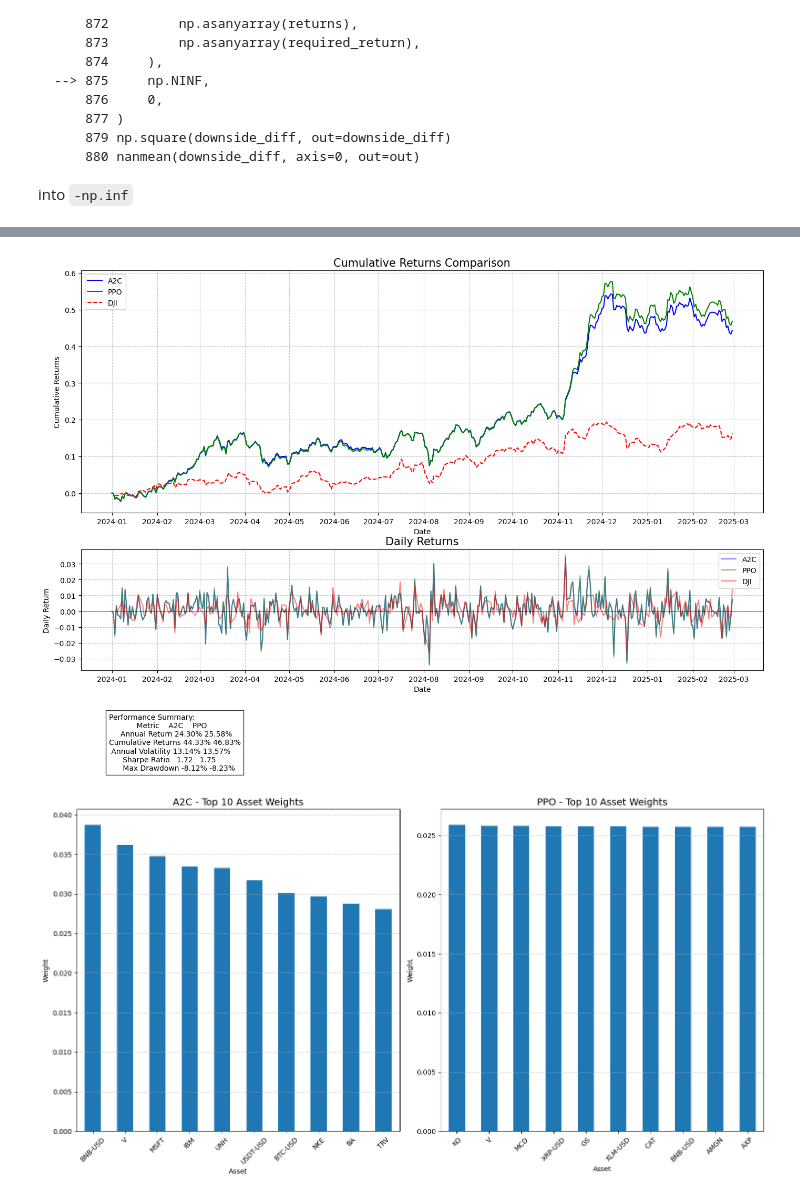
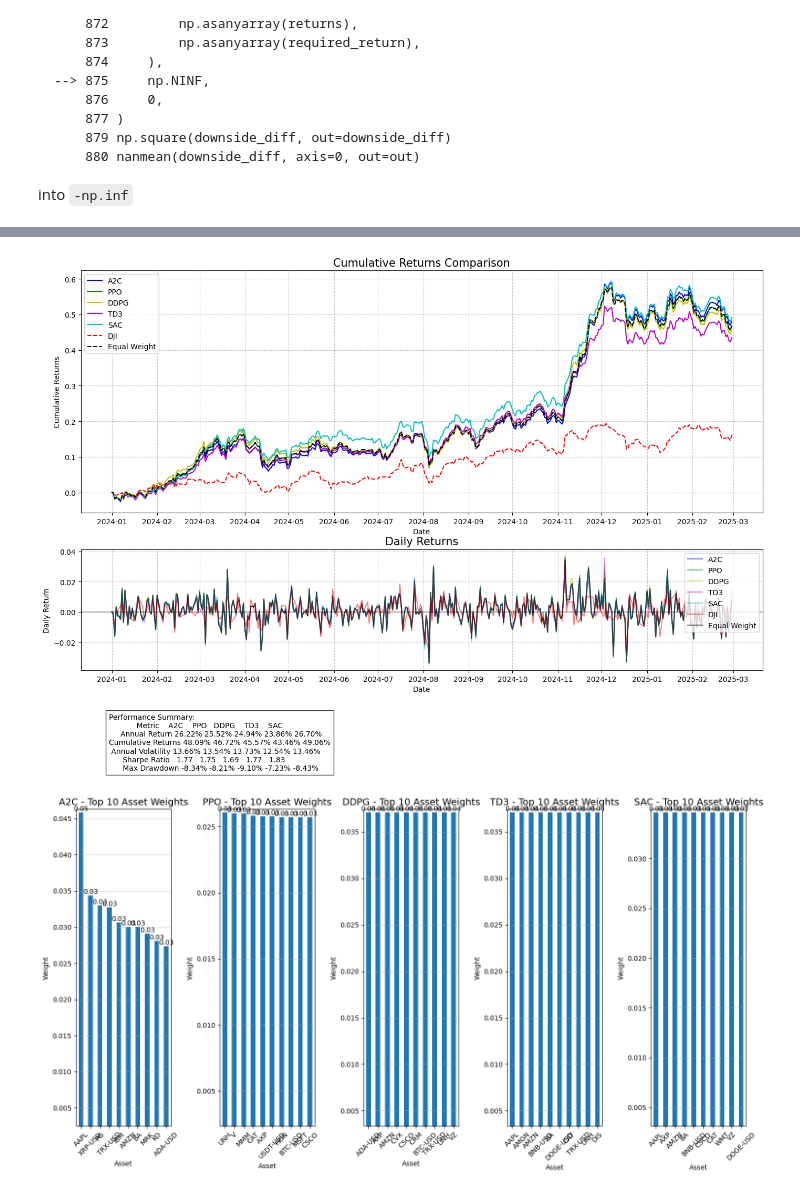
Before and after one commit to EricJiang0423/My-UoS-Bsc-Dissertaion-Code, a Jupyter notebook: main.ipynb, the cells around one changed output, grey strips where cells are left out. Saved outputs shown, nothing was run; the diff lists cells and outputs as text; code cells hidden in the pictures.

```diff
--- a/main.ipynb
+++ b/main.ipynb
@@ -1003,6 +1113,6 @@ if sac_train:
     new_logger_sac = configure(tmp_path, ["stdout", "csv", "tensorboard"])
     # Set new logger
     model_sac.set_logger(new_logger_sac)
-    trained_sac = agent.train_model(model=model_sac, tb_log_name='sac',total_timesteps=50000)
+    trained_sac = agent.train_model(model=model_sac, tb_log_name='sac',total_timesteps=500)
     trained_sac.save(f"./{config.TRAINED_MODEL_DIR}/sac_crypto_portfolio_{timestamp}")
-    print(f"模型已保存到{config.TRAINED_MODEL_DIR}目录")
+    print(f"The model has been saved to the {config.TRAINED_MODEL_DIR} folder")
@@ -1037,6 +1155,26 @@ baseline_df = get_baseline(
 baseline_df_stats = backtest_stats(baseline_df, value_col_name = 'close')
 baseline_returns = get_daily_return(baseline_df, value_col_name="close")
 dji_cumpod =(baseline_returns+1).cumprod()-1
+
+# Calculate equal weight (1 / number of assets)
+equal_weight = 1.0 / len(unique_tic)
+
+# Create a DataFrame to track the equal weight portfolio
+equal_weight_df = test.copy()
+equal_weight_df['weight'] = equal_weight
+
+# Calculate daily returns for each asset
+equal_weight_df['daily_return'] = equal_weight_df.groupby('tic')['close'].pct_change()
+
+# Calculate the weighted return for each asset
+equal_weight_df['weighted_return'] = equal_weight_df['daily_return'] * equal_weight
+
+# Calculate portfolio daily return by summing weighted returns for each day
+equal_weight_portfolio = equal_weight_df.groupby('date')['weighted_return'].sum().reset_index()
+equal_weight_portfolio.columns = ['date', 'daily_return']
+
+# Calculate cumulative returns
+equal_weight_cumpod = (equal_weight_portfolio['daily_return'] + 1).cumprod() - 1
 # %% [output]
 [*********************100%***********************]  1 of 1 completed
 Shape of DataFrame:  (291, 8)
@@ -1221,6 +1355,7 @@ baseline_cumpod_test = (baseline_returns_test + 1).cumprod() - 1
 
 # Plot the baseline
 axes[0].plot(pd.to_datetime(baseline_test['date']), baseline_cumpod_test.values, 'r--', label='DJI')
+axes[0].plot(equal_weight_portfolio['date'], equal_weight_cumpod.values, 'k--', label='Equal Weight')
 
 axes[0].set_title('Cumulative Returns Comparison', fontsize=15)
 axes[0].set_xlabel('Date')
@@ -1238,6 +1373,7 @@ axes[1].plot(df_daily_return_td3['date'], df_daily_return_td3['daily_return'], '
 axes[1].plot(df_daily_return_sac['date'], df_daily_return_sac['daily_return'], 'c', alpha=0.5, label='SAC')
 if not baseline_returns_test.empty:
     axes[1].plot(pd.to_datetime(baseline_test['date']), baseline_returns_test.values, 'r', alpha=0.5, label='DJI')
+axes[1].plot(equal_weight_portfolio['date'], equal_weight_portfolio['daily_return'].values, 'k', alpha=0.5, label='Equal Weight')
 
 axes[1].set_title('Daily Returns', fontsize=15)
 axes[1].set_xlabel('Date')
@@ -1289,6 +1425,7 @@ perf_metrics = pd.DataFrame({
         f"{perf_stats_all_sac['Max drawdown']:.2%}"
     ]
 })
+perf_metrics.to_csv('portfolio_performance_comparison.csv', index=False)
 
 # Add text with performance summary
 plt.figtext(0.1, 0.01, f"Performance Summary:\n{perf_metrics.to_string(index=False)}",
@@ -1317,6 +1454,9 @@ for i, (index, value) in enumerate(final_weights_a2c.head(top_n).items()):
     plt.text(i, value, f'{value:.2f}', ha='center', va='bottom')
 plt.title(f'A2C - Top {top_n} Asset Weights', fontsize=14)
 plt.xlabel('Asset')
+ymax = final_weights_a2c.head(top_n).max() * 1.01
+ymin = final_weights_a2c.head(top_n).min() *0.09
+plt.ylim(ymin, ymax)
 plt.ylabel('Weight')
 plt.xticks(rotation=45)
 plt.grid(axis='y', linestyle='--', alpha=0.7)
@@ -1327,6 +1467,9 @@ for i, (index, value) in enumerate(final_weights_ppo.head(top_n).items()):
     plt.text(i, value, f'{value:.2f}', ha='center', va='bottom')
 plt.title(f'PPO - Top {top_n} Asset Weights', fontsize=14)
 plt.xlabel('Asset')
+ymax = final_weights_ppo.head(top_n).max() * 1.01
+ymin = final_weights_ppo.head(top_n).min() *0.09
+plt.ylim(ymin, ymax)
 plt.ylabel('Weight')
 plt.xticks(rotation=45)
 plt.grid(axis='y', linestyle='--', alpha=0.7)
@@ -1337,6 +1480,9 @@ for i, (index, value) in enumerate(final_weights_ddpg.head(top_n).items()):
     plt.text(i, value, f'{value:.2f}', ha='center', va='bottom')
 plt.title(f'DDPG - Top {top_n} Asset Weights', fontsize=14)
 plt.xlabel('Asset')
+ymax = final_weights_ddpg.head(top_n).max() * 1.01
+ymin = final_weights_ddpg.head(top_n).min() *0.09
+plt.ylim(ymin, ymax)
 plt.ylabel('Weight')
 plt.xticks(rotation=45)
 plt.grid(axis='y', linestyle='--', alpha=0.7)
@@ -1347,6 +1493,9 @@ for i, (index, value) in enumerate(final_weights_td3.head(top_n).items()):
     plt.text(i, value, f'{value:.2f}', ha='center', va='bottom')
 plt.title(f'TD3 - Top {top_n} Asset Weights', fontsize=14)
 plt.xlabel('Asset')
+ymax = final_weights_td3.head(top_n).max() * 1.01
+ymin = final_weights_td3.head(top_n).min() *0.09
+plt.ylim(ymin, ymax)
 plt.ylabel('Weight')
 plt.xticks(rotation=45)
 plt.grid(axis='y', linestyle='--', alpha=0.7)
@@ -1355,35 +1504,38 @@ plt.subplot(1, 5, 5)
 final_weights_sac.head(top_n).plot(kind='bar')
 for i, (index, value) in enumerate(final_weights_sac.head(top_n).items()):
     plt.text(i, value, f'{value:.2f}', ha='center', va='bottom')
 plt.title(f'SAC - Top {top_n} Asset Weights', fontsize=14)
 plt.xlabel('Asset')
+ymax = final_weights_sac.head(top_n).max() * 1.01
+ymin = final_weights_sac.head(top_n).min() *0.09
+plt.ylim(ymin, ymax)
 plt.ylabel('Weight')
 plt.xticks(rotation=45)
 plt.grid(axis='y', linestyle='--', alpha=0.7)
 
 plt.tight_layout()
 plt.savefig('portfolio_weights.png', dpi=300, bbox_inches='tight')
 plt.show()
 # %% [output]
 Price        date         close          high           low          open  \
 0      2024-01-02  37715.039062  37790.078125  37495.910156  37566.218750
 1      2024-01-03  37430.191406  37629.230469  37401.851562  37629.230469
 2      2024-01-04  37440.339844  37716.410156  37425.281250  37425.281250
 3      2024-01-05  37466.109375  37623.621094  37323.820312  37455.460938
 4      2024-01-08  37683.011719  37692.921875  37249.238281  37327.371094
 ..            ...           ...           ...           ...           ...
 286    2025-02-24  43461.210938  43699.148438  43343.671875  43493.121094
 287    2025-02-25  43621.160156  43767.738281  43282.980469  43509.738281
 288    2025-02-26  43433.121094  43866.500000  43318.929688  43635.421875
 289    2025-02-27  43239.500000  43884.191406  43224.531250  43516.441406
 290    2025-02-28  43840.910156  43873.550781  43100.871094  43259.839844
 ... (11 lines left out)
 289    739620000  ^DJI    3
 290    782170000  ^DJI    4
 
 [291 rows x 8 columns]
-[figure, old version]
+[figure, new version]
-[figure, old version]
+[figure, new version]
 # %%
 import pandas as pd
 import numpy as np
```
Also changed, not shown: parts of 18 cells of this notebook, 49 other files.
